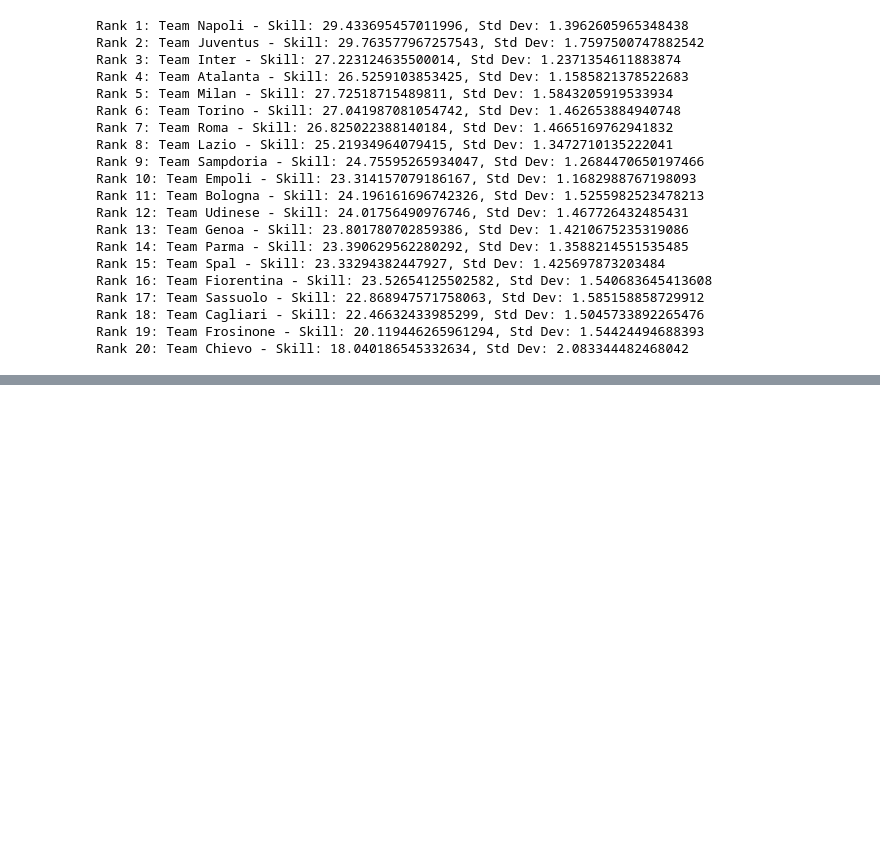
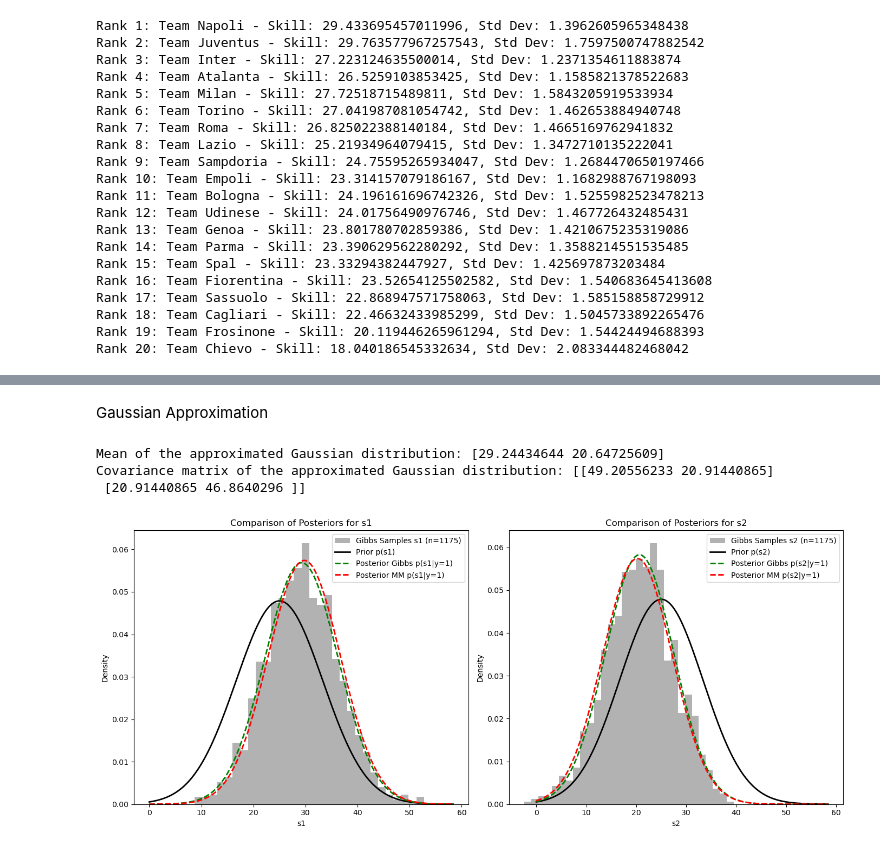
Before and after one commit to moniba-ravan/ranking-system, a Jupyter notebook: runme.ipynb, the cells around one changed output, grey strips where cells are left out. Drawn from its saved outputs; the diff is of its cells as text; code cells hidden in the pictures; blank space fills up the shorter version.

```diff
--- a/runme.ipynb
+++ b/runme.ipynb
@@ -10,7 +10,7 @@ import pandas as pd
 # %% [markdown]
 # Hyperparameters
 # %%
-mu_A = 25
+mu_1 = 25
 mu_2 = 25
 sigma_1 = 25/3
 sigma_2 = 25/3
@@ -515,0 +657,71 @@ Rank 20: Team Chievo - Skill: 18.040186545332634, Std Dev: 2.083344482468042
+# %% [markdown]
+Gaussian Approximation
+# %%
+def gaussian_approximation(samples):
+    mean = np.mean(samples, axis = 0)
+    covariance = np.cov(samples, rowvar = False) # rowvar=False ensures we calculate cov among players (columns)
+    # Creating a multivariate normal distribution object
+    gaussian_dist = multivariate_normal(mean=mean, cov=covariance)
+    return gaussian_dist
+
+gaussian_dist = gaussian_approximation(skills_filtered)
+
+# Print the mean and covariance of the approximated Gaussian distribution
+print("Mean of the approximated Gaussian distribution:", gaussian_dist.mean)
+print("Covariance matrix of the approximated Gaussian distribution:", gaussian_dist.cov)
+# %% [output]
+Mean of the approximated Gaussian distribution: [29.24434644 20.64725609]
+Covariance matrix of the approximated Gaussian distribution: [[49.20556233 20.91440865]
+ [20.91440865 46.8640296 ]]
+# %%
+# Gibbs Sampling posterior parameters
+mu_1_post_gibbs, sigma_1_post_gibbs = gaussian_dist.mean[0], np.sqrt(gaussian_dist.cov[0][0])
+mu_2_post_gibbs, sigma_2_post_gibbs = gaussian_dist.mean[1], np.sqrt(gaussian_dist.cov[1][1])
+# %%
+# Define x-axis range for s1 and s2 (non-negative starting at 0)
+x_s1 = np.linspace(0, mu_1 + 4*sigma_1, 1000)
+x_s2 = np.linspace(0, mu_2 + 4*sigma_2, 1000)
+
+# Compute PDFs for priors and posteriors
+prior_s1 = norm.pdf(x_s1, mu_1, sigma_1)
+posterior_s1_mm = norm.pdf(x_s1, mu_1_post_mm, sigma_1_post_mm)
+posterior_s1_gibbs = norm.pdf(x_s1, mu_1_post_gibbs, sigma_1_post_gibbs)
+
+prior_s2 = norm.pdf(x_s2, mu_2, sigma_2)
+posterior_s2_mm = norm.pdf(x_s2, mu_2_post_mm, sigma_2_post_mm)
+posterior_s2_gibbs = norm.pdf(x_s2, mu_2_post_gibbs, sigma_2_post_gibbs)
+
+num_samples = len(s_1_filtered)
+
+# Anzahl der Samples nach dem Burn-in
+num_samples = len(s_1_filtered)
+
+# Plot histograms of the samples and Gaussian approximations for both s1 and s2
+plt.figure(figsize=(14, 6))
+
+# Plot for s1
+plt.subplot(1, 2, 1)
+plt.hist(s_1_filtered, bins=30, density=True, alpha=0.6, color='gray', label=f"Gibbs Samples s1 (n={num_samples})")
+plt.plot(x_s1, prior_s1, label="Prior p(s1)", color='black', lw=2)
+plt.plot(x_s1, posterior_s1_gibbs, label="Posterior Gibbs p(s1|y=1)", color='green', lw=2, linestyle='dashed')
+plt.plot(x_s1, posterior_s1_mm, label="Posterior MM p(s1|y=1)", color='red', lw=2, linestyle='dashed')
+plt.title("Comparison of Posteriors for s1")
+plt.xlabel("s1")
+plt.ylabel("Density")
+plt.legend()
+
+# Plot for s2
+plt.subplot(1, 2, 2)
+plt.hist(s_2_filtered, bins=30, density=True, alpha=0.6, color='gray', label=f"Gibbs Samples s2 (n={num_samples})")
+plt.plot(x_s2, prior_s2, label="Prior p(s2)", color='black', lw=2)
+plt.plot(x_s2, posterior_s2_gibbs, label="Posterior Gibbs p(s2|y=1)", color='green', lw=2, linestyle='dashed')
+plt.plot(x_s2, posterior_s2_mm, label="Posterior MM p(s2|y=1)", color='red', lw=2, linestyle='dashed')
+plt.title("Comparison of Posteriors for s2")
+plt.xlabel("s2")
+plt.ylabel("Density")
+plt.legend()
+
+plt.tight_layout()
+plt.show()
+# %% [output]
+[figure, added]
```
Also changed, not shown: parts of 18 cells of this notebook.
